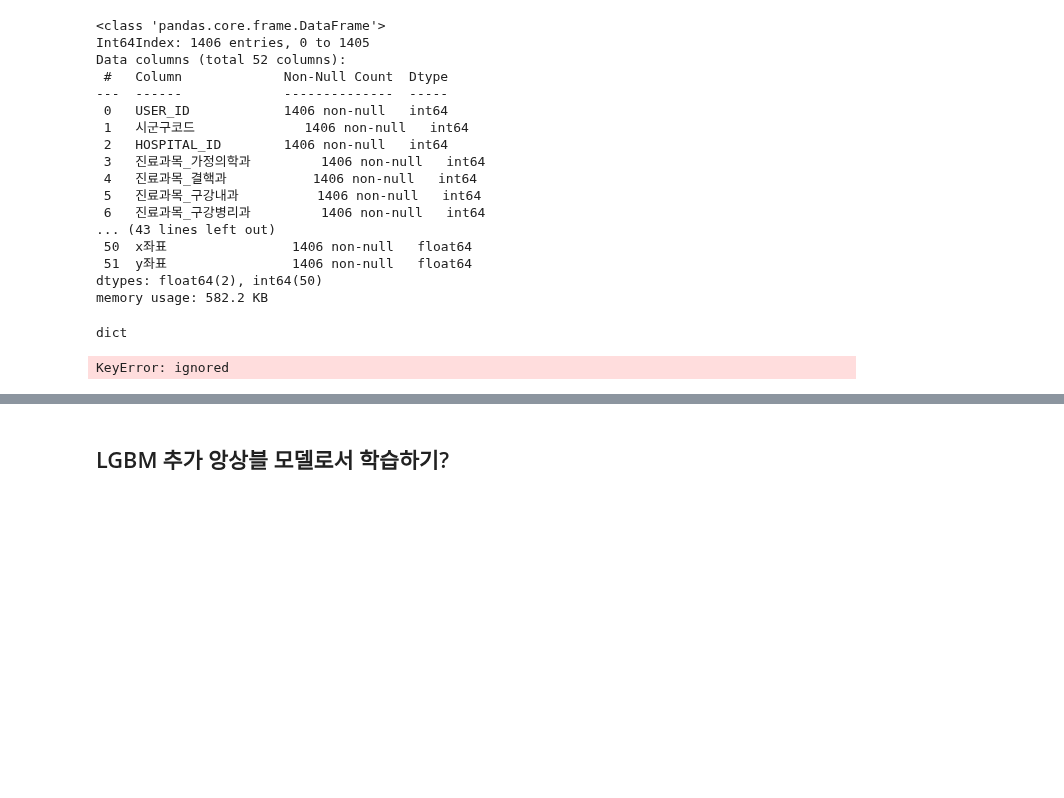
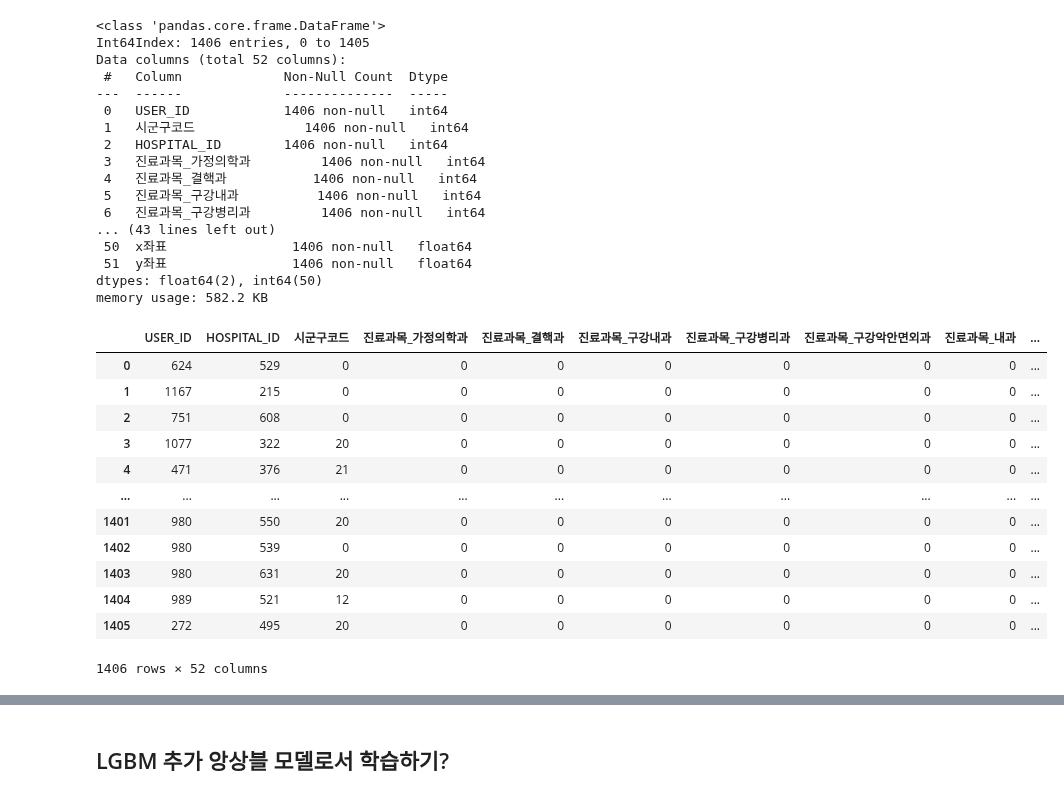
Before and after one commit to lhshs/2022_YDS2, a Jupyter notebook: GoodDoc_Baseline.ipynb, the cells around one changed output, grey strips where cells are left out. Saved outputs shown, nothing was run; the diff lists cells and outputs as text; code cells hidden in the pictures; blank space fills up the shorter version.

Commit message:
baseline_predict_success

```diff
--- a/GoodDoc_Baseline.ipynb
+++ b/GoodDoc_Baseline.ipynb
@@ -497,8 +515,3 @@ dtypes: float64(2), int64(50)
 memory usage: 582.2 KB
 # %%
 # test = Final_Test.drop(['Predict_Score'], axis = 1)
-# %%
-test = {name: Final_Test[name] for name in DeepFM_Test_Columns}
-type(test)
-# %% [output]
-dict
@@ -505,6 +531,19 @@ dict
+# %%
+Final_Test
+# %% [output]
+|  | USER_ID | HOSPITAL_ID | 시군구코드 | 진료과목_가정의학과 | 진료과목_결핵과 | 진료과목_구강내과 | 진료과목_구강병리과 | 진료과목_구강악안면외과 | 진료과목_내과 | ... |
+| 0 | 624 | 529 | 0 | 0 | 0 | 0 | 0 | 0 | 0 | ... |
+| 1 | 1167 | 215 | 0 | 0 | 0 | 0 | 0 | 0 | 0 | ... |
+| 2 | 751 | 608 | 0 | 0 | 0 | 0 | 0 | 0 | 0 | ... |
+| 3 | 1077 | 322 | 20 | 0 | 0 | 0 | 0 | 0 | 0 | ... |
+| 4 | 471 | 376 | 21 | 0 | 0 | 0 | 0 | 0 | 0 | ... |
+| ... | ... | ... | ... | ... | ... | ... | ... | ... | ... | ... |
+| 1401 | 980 | 550 | 20 | 0 | 0 | 0 | 0 | 0 | 0 | ... |
+| 1402 | 980 | 539 | 0 | 0 | 0 | 0 | 0 | 0 | 0 | ... |
+| 1403 | 980 | 631 | 20 | 0 | 0 | 0 | 0 | 0 | 0 | ... |
+| 1404 | 989 | 521 | 12 | 0 | 0 | 0 | 0 | 0 | 0 | ... |
+| 1405 | 272 | 495 | 20 | 0 | 0 | 0 | 0 | 0 | 0 | ... |
+1406 rows × 52 columns
 # %%
-preds = model.predict(test)
-# pred_value = model.predict(submit_model_input, 1024)
-# predict = np.around(pred_value)
+pred_value = model.predict(test_model_input, 1024)
+predict = np.around(pred_value)
-# %% [output]
-KeyError: ignored
```
Also changed, not shown: parts of 21 cells of this notebook.
